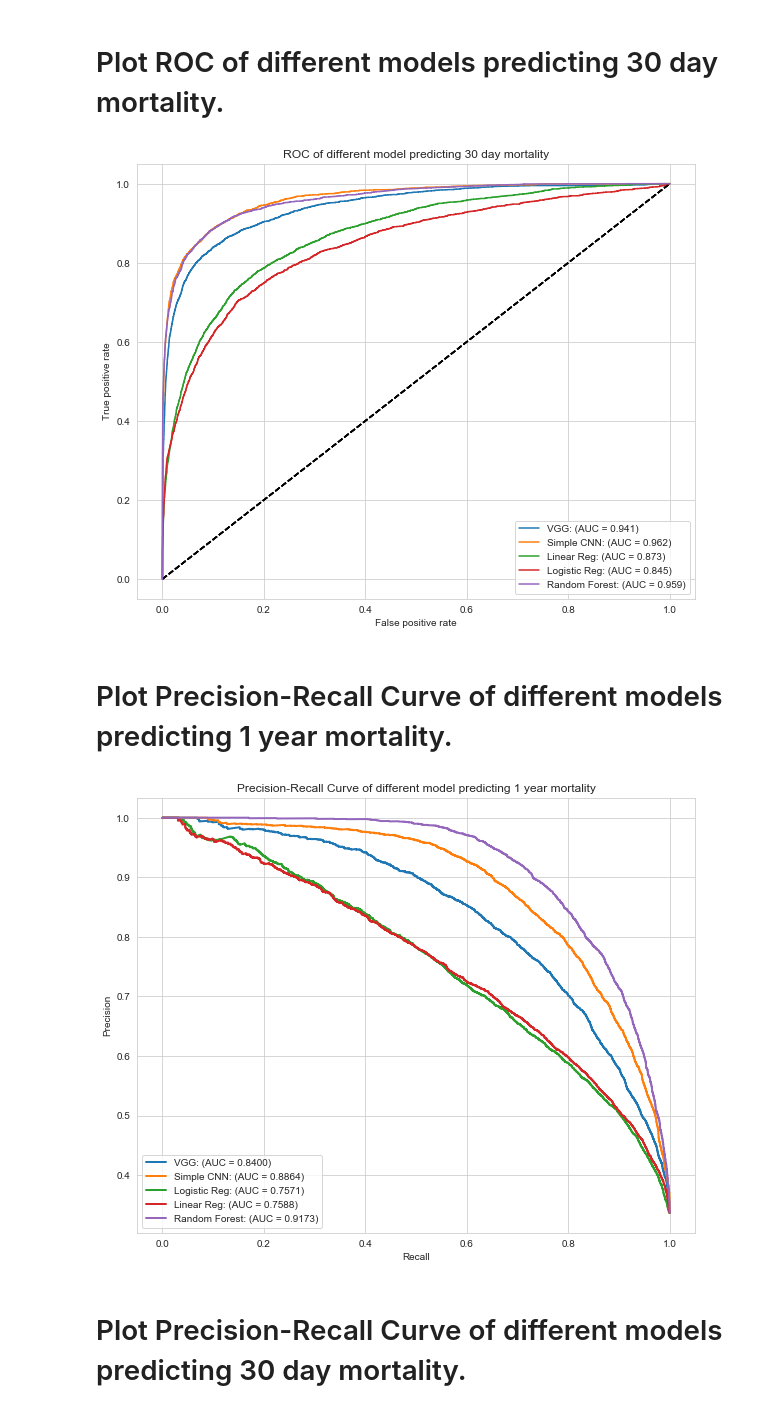
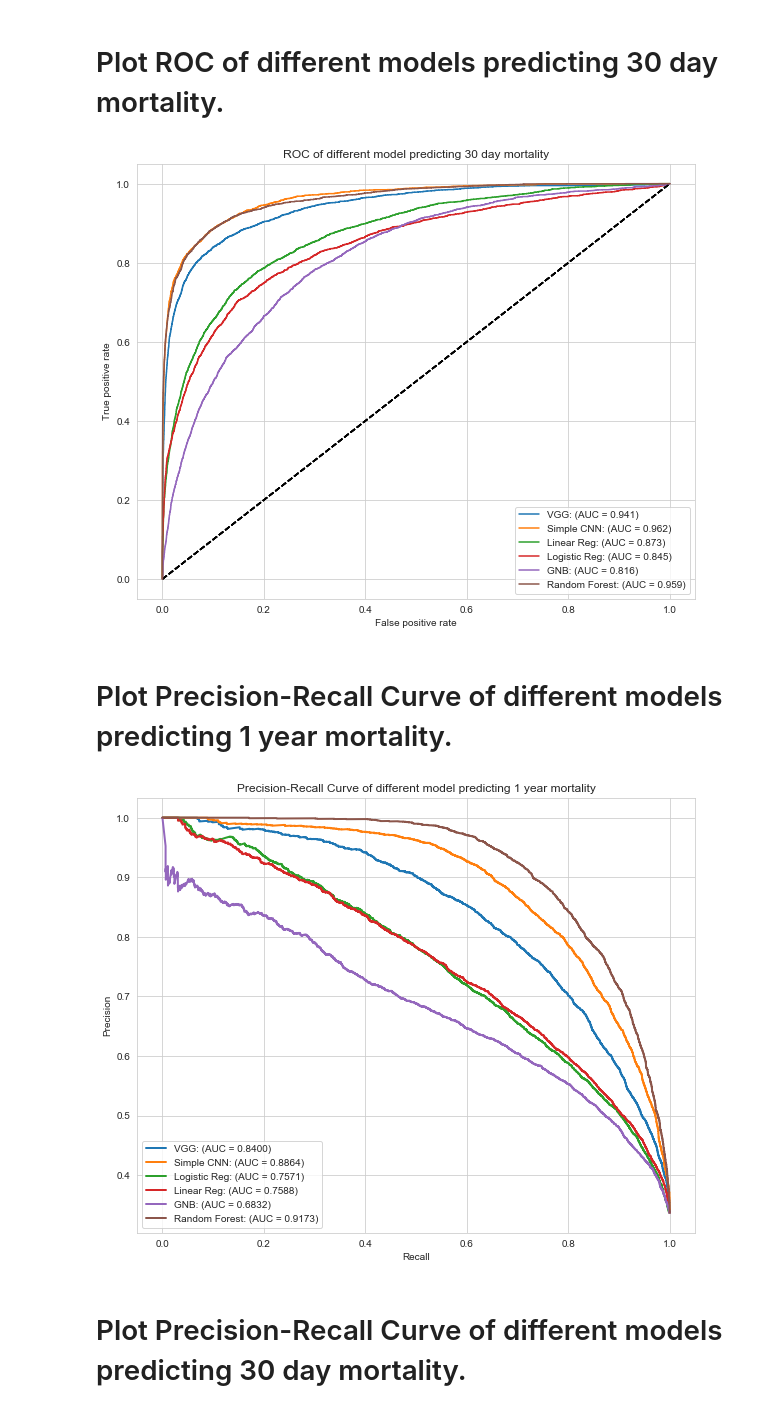
Before and after one commit to NicolasHu11/Short-Long-Term-Mortality-Prediction, a Jupyter notebook: Process Books/Plot ROC and PRC.ipynb, the cells around one changed output. Drawn from its saved outputs; the diff is of its cells as text; code cells hidden in the pictures.

Commit message:
Figures

```diff
--- a/Process Books/Plot ROC and PRC.ipynb
+++ b/Process Books/Plot ROC and PRC.ipynb
@@ -23,14 +23,14 @@ y_score_1y_simple = pd.read_csv("plot metric/y_score_1y_simple.csv")
 y_score_30_vgg = pd.read_csv("plot metric/y_score_30_vgg.csv")
 y_score_1y_vgg = pd.read_csv("plot metric/y_score_1y_vgg.csv")
 
-# y_score_30_GNB = pd.read_csv("plot metric/y_score_30_GNB.csv")
-# y_score_1y_GNB = pd.read_csv("plot metric/y_score_1y_GNB.csv")
+y_score_30_GNB = pd.read_csv("plot metric/y_score_30_GNB.csv",header = None)
+y_score_1y_GNB = pd.read_csv("plot metric/y_score_1y_GNB.csv",header = None)
 
-# y_score_30_xgtree = pd.read_csv("plot metric/y_score_30_xgtree.csv")
-# y_score_1y_xgtree = pd.read_csv("plot metric/y_score_1y_xgtree.csv")
+# y_score_30_xgtree = pd.read_csv("plot metric/y_score_30_xgtree.csv",header = None)
+# y_score_1y_xgtree = pd.read_csv("plot metric/y_score_1y_xgtree.csv",header = None)
 
-# y_score_30_kNN = pd.read_csv("plot metric/y_score_30_kNN.csv")
-# y_score_1y_kNN = pd.read_csv("plot metric/y_score_1y_kNN.csv")
+# y_score_30_kNN = pd.read_csv("plot metric/y_score_30_kNN.csv",header = None)
+# y_score_1y_kNN = pd.read_csv("plot metric/y_score_1y_kNN.csv",header = None)
 # %%
 test_1y = pd.read_csv("data_pp_test_1y.csv")
 test_30 = pd.read_csv("data_pp_test_30d.csv")
@@ -109,9 +109,9 @@ plot_ROC(fpr, tpr, auc,name = 'Logistic Reg')
 # auc = metrics.auc(fpr, tpr)
 # plot_ROC(fpr, tpr, auc,name = 'kNN')
 
-# fpr, tpr, thresholds = metrics.roc_curve(y_test_30, y_score_30_GNB)
-# auc = metrics.auc(fpr, tpr)
-# plot_ROC(fpr, tpr, auc,name = 'GNB')
+fpr, tpr, thresholds = metrics.roc_curve(y_test_30, y_score_30_GNB)
+auc = metrics.auc(fpr, tpr)
+plot_ROC(fpr, tpr, auc,name = 'GNB')
 
 # fpr, tpr, thresholds = metrics.roc_curve(y_test_30, y_score_30_xgtree)
 # auc = metrics.auc(fpr, tpr)
@@ -122,7 +122,7 @@ fpr, tpr, thresholds = metrics.roc_curve(y_test_30, y_score_30_rf)
 auc = metrics.auc(fpr, tpr)
 plot_ROC(fpr, tpr, auc,name = 'Random Forest',title = 'ROC of different model predicting 30 day mortality')
 # %% [output]
-[figure, old version]
+[figure, new version]
 # %% [markdown]
 # Plot Precision-Recall Curve of different models predicting 1 year mortality.
 # %%
@@ -140,37 +140,37 @@ def plot_PRC(precision, recall, ap, name = '',title= 'Precision-Recall Curve'):
 plt.figure(figsize=(10,8))
 precision, recall, _ = metrics.precision_recall_curve(y_test_1y, y_score_1y_vgg)
 average_precision = metrics.average_precision_score(y_test_1y, y_score_1y_vgg)
 plot_PRC(precision, recall, average_precision,name = 'VGG')
 
 precision, recall, _ = metrics.precision_recall_curve(y_test_1y, y_score_1y_simple)
 average_precision = metrics.average_precision_score(y_test_1y, y_score_1y_simple)
 plot_PRC(precision, recall, average_precision,name = 'Simple CNN')
 
 precision, recall, _ = metrics.precision_recall_curve(y_test_1y, y_score_1y_logreg)
 average_precision = metrics.average_precision_score(y_test_1y, y_score_1y_logreg)
 plot_PRC(precision, recall, average_precision,name = 'Logistic Reg')
 
 precision, recall, _ = metrics.precision_recall_curve(y_test_1y, y_score_1y_linreg)
 average_precision = metrics.average_precision_score(y_test_1y, y_score_1y_linreg)
 plot_PRC(precision, recall, average_precision,name = 'Linear Reg')
 
 # precision, recall, _ = metrics.precision_recall_curve(y_test_1y, y_score_1y_kNN)
 # average_precision = metrics.average_precision_score(y_test_1y, y_score_1y_kNN)
 # plot_PRC(precision, recall, average_precision,name = 'kNN')
 
-# precision, recall, _ = metrics.precision_recall_curve(y_test_1y, y_score_1y_GNB)
-# average_precision = metrics.average_precision_score(y_test_1y, y_score_1y_GNB)
-# plot_PRC(precision, recall, average_precision,name = 'GNB')
+precision, recall, _ = metrics.precision_recall_curve(y_test_1y, y_score_1y_GNB)
+average_precision = metrics.average_precision_score(y_test_1y, y_score_1y_GNB)
+plot_PRC(precision, recall, average_precision,name = 'GNB')
 
 # precision, recall, _ = metrics.precision_recall_curve(y_test_1y, y_score_1y_xgtree)
 # average_precision = metrics.average_precision_score(y_test_1y, y_score_1y_xgtree)
 # plot_PRC(precision, recall, average_precision,name = 'xgtree')
 
 precision, recall, _ = metrics.precision_recall_curve(y_test_1y, y_score_1y_rf)
 average_precision = metrics.average_precision_score(y_test_1y, y_score_1y_rf)
 plot_PRC(precision, recall, average_precision,name = 'Random Forest',title = 'Precision-Recall Curve of different model predicting 1 year mortality')
 # %% [output]
-[figure, old version]
+[figure, new version]
 # %% [markdown]
 # Plot Precision-Recall Curve of different models predicting 30 day mortality.
 # %%
```
Also changed, not shown: parts of 4 cells of this notebook.
